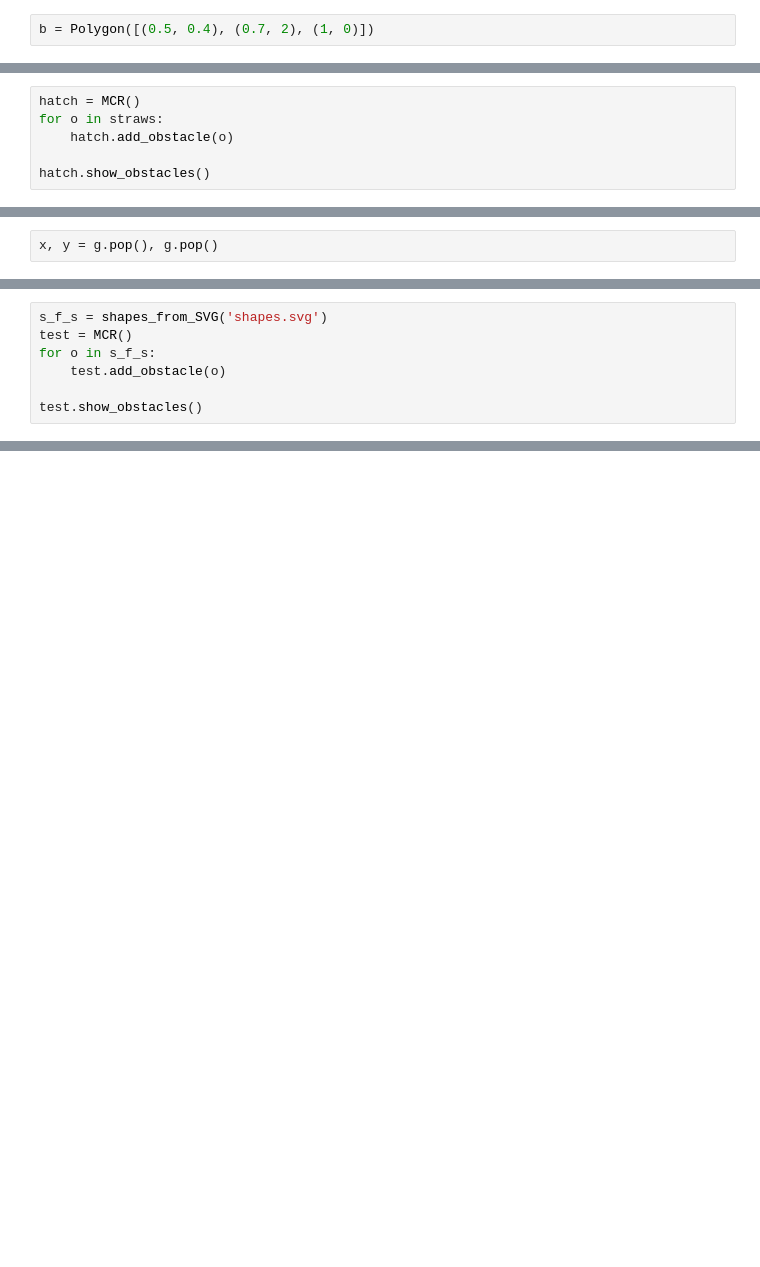
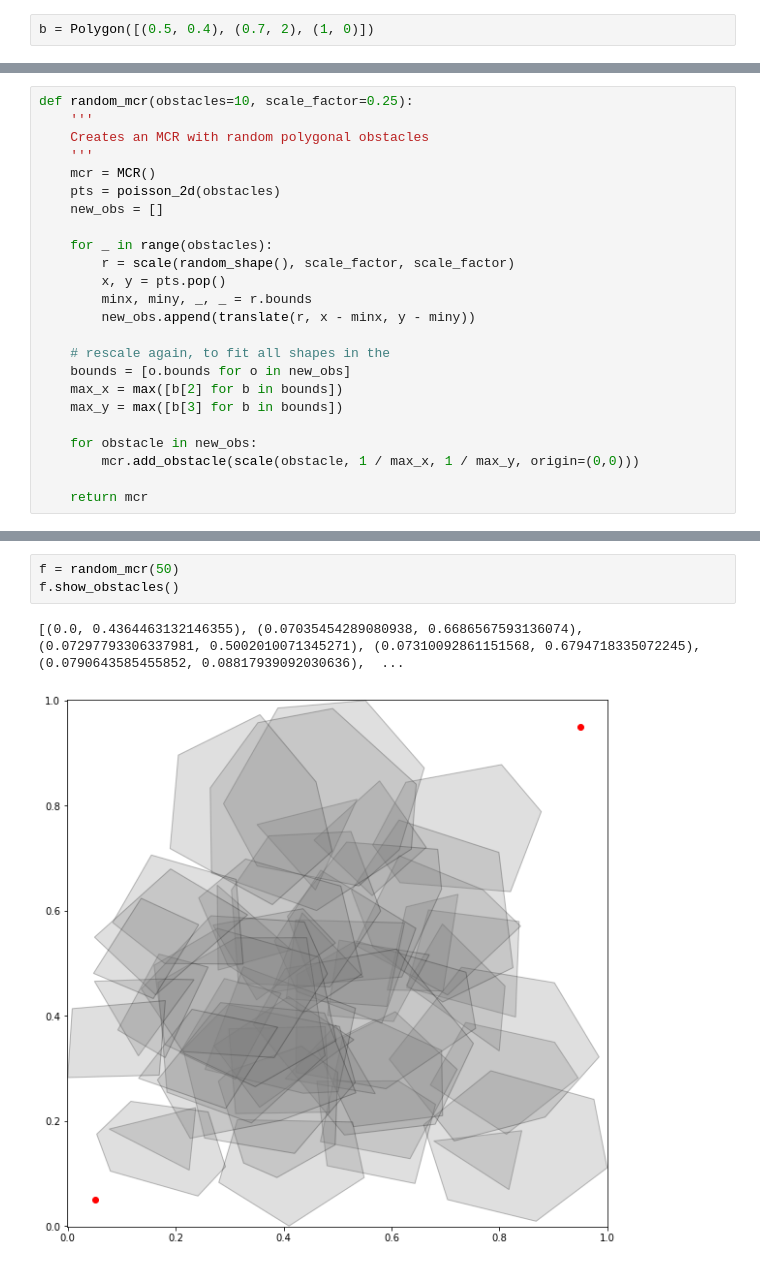
Before and after one commit to Aarononomous/MCR, a Jupyter notebook: Minimum Cover Removal.ipynb, the cells around one changed output, grey strips where cells are left out. Saved outputs shown, nothing was run; the diff lists cells and outputs as text; blank space fills up the shorter version.

```diff
--- a/Minimum Cover Removal.ipynb
+++ b/Minimum Cover Removal.ipynb
@@ -326,6 +367,0 @@ print(straws)
-# %%
-hatch = MCR()
-for o in straws:
-    hatch.add_obstacle(o)
-
-hatch.show_obstacles()
@@ -358,2 +367,0 @@ s_p
-# %%
-x, y = g.pop(), g.pop()
@@ -445,7 +367,0 @@ def shapes_from_SVG(svg_file):
-# %%
-s_f_s = shapes_from_SVG('shapes.svg')
-test = MCR()
-for o in s_f_s:
-    test.add_obstacle(o)
-
-test.show_obstacles()
@@ -467,0 +368,24 @@ re.split(',\w*', vals)
+# %%
+def random_mcr(obstacles=10, scale_factor=0.25):
+    '''
+    Creates an MCR with random polygonal obstacles
+    '''
+    mcr = MCR()
+    pts = poisson_2d(obstacles)
+    new_obs = []
+
+    for _ in range(obstacles):
+        r = scale(random_shape(), scale_factor, scale_factor)
+        x, y = pts.pop()
+        minx, miny, _, _ = r.bounds
+        new_obs.append(translate(r, x - minx, y - miny))
+
+    # rescale again, to fit all shapes in the
+    bounds = [o.bounds for o in new_obs]
+    max_x = max([b[2] for b in bounds])
+    max_y = max([b[3] for b in bounds])
+
+    for obstacle in new_obs:
+        mcr.add_obstacle(scale(obstacle, 1 / max_x, 1 / max_y, origin=(0,0)))
+
+    return mcr
@@ -467,0 +428,6 @@ re.split(',\w*', vals)
+# %%
+f = random_mcr(50)
+f.show_obstacles()
+# %% [output]
+[(0.0, 0.4364463132146355), (0.07035454289080938, 0.6686567593136074), (0.07297793306337981, 0.5002010071345271), (0.07310092861151568, 0.6794718335072245), (0.0790643585455852, 0.08817939092030636),  ...
+[figure, added]
```
Also changed, not shown: parts of 89 cells of this notebook, 9 other files.
